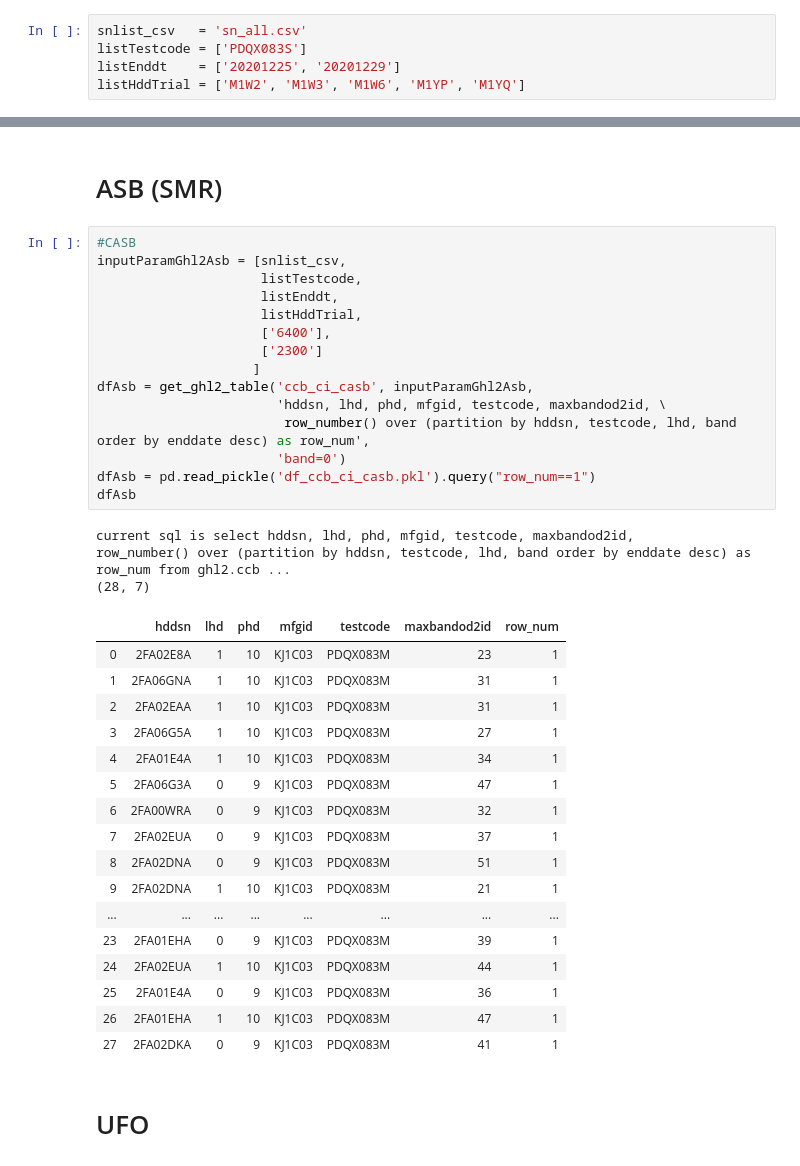
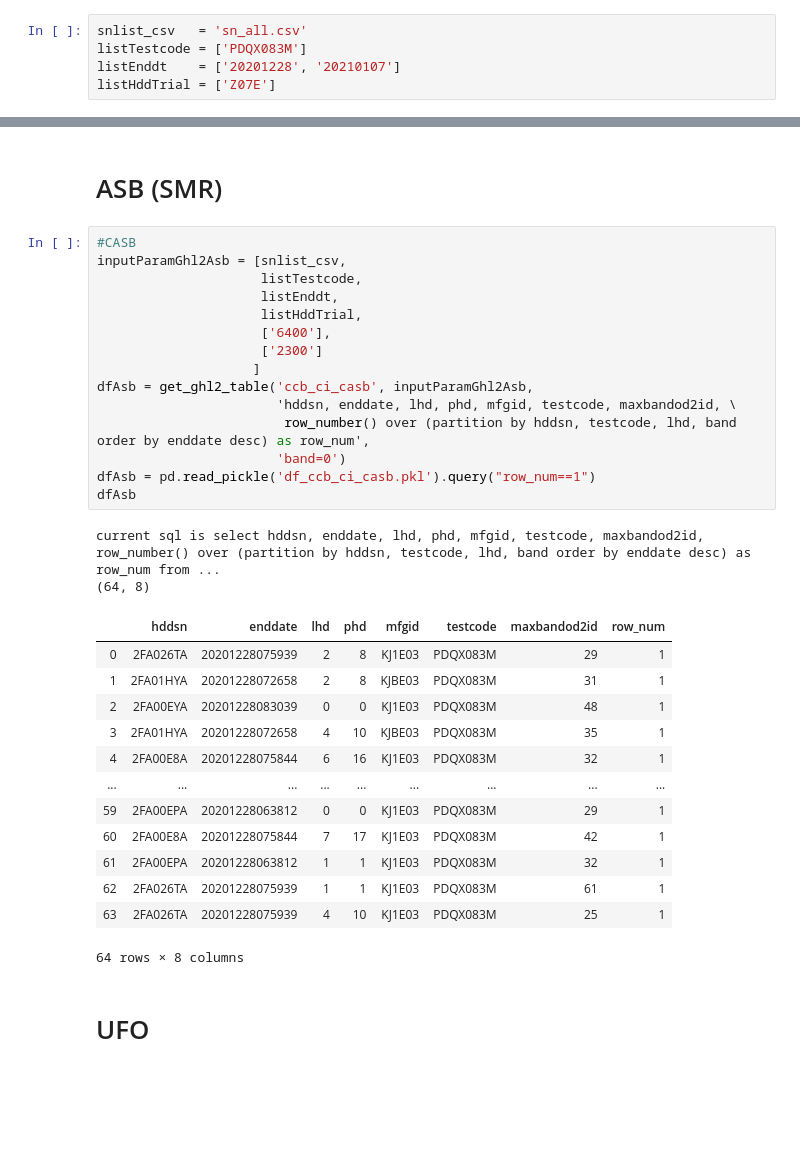
Before and after one commit to kiughigk/mfgcmd_ttr, a Jupyter notebook: notebook/prep_data.ipynb, the cells around one changed output, grey strips where cells are left out. Drawn from its saved outputs; the diff is of its cells as text; blank space fills up the shorter version.

Commit message:
add enddt in sql

```diff
--- a/notebook/prep_data.ipynb
+++ b/notebook/prep_data.ipynb
@@ -168,9 +168,9 @@ def get_nth_char (strList, index=0):
     return(a)
 # %%
 snlist_csv   = 'sn_all.csv'
-listTestcode = ['PDQX083S']
-listEnddt    = ['20201225', '20201229']
-listHddTrial = ['M1W2', 'M1W3', 'M1W6', 'M1YP', 'M1YQ']
+listTestcode = ['PDQX083M']
+listEnddt    = ['20201228', '20210107']
+listHddTrial = ['Z07E']
 # %% [markdown]
 # Head Map Check
 # %%
@@ -935,38 +851,34 @@ current sql is select hddsn, enddate, pfcode, testcode, testcodec, mfgid, hddtri
 # %%
 #CASB
 inputParamGhl2Asb = [snlist_csv,
                      listTestcode,
                      listEnddt,
                      listHddTrial,
                      ['6400'],
                      ['2300']
                     ]
 dfAsb = get_ghl2_table('ccb_ci_casb', inputParamGhl2Asb,
-                       'hddsn, lhd, phd, mfgid, testcode, maxbandod2id, \
+                       'hddsn, enddate, lhd, phd, mfgid, testcode, maxbandod2id, \
                         row_number() over (partition by hddsn, testcode, lhd, band order by enddate desc) as row_num',
                        'band=0')
 dfAsb = pd.read_pickle('df_ccb_ci_casb.pkl').query("row_num==1")
 dfAsb
 # %% [output]
-current sql is select hddsn, lhd, phd, mfgid, testcode, maxbandod2id,                         row_number() over (partition by hddsn, testcode, lhd, band order by enddate desc) as row_num from ghl2.ccb ...
-(28, 7)
+current sql is select hddsn, enddate, lhd, phd, mfgid, testcode, maxbandod2id,                         row_number() over (partition by hddsn, testcode, lhd, band order by enddate desc) as row_num from ...
+(64, 8)
-|  | hddsn | lhd | phd | mfgid | testcode | maxbandod2id | row_num |
-| 0 | 2FA02E8A | 1 | 10 | KJ1C03 | PDQX083M | 23 | 1 |
-| 1 | 2FA06GNA | 1 | 10 | KJ1C03 | PDQX083M | 31 | 1 |
-| 2 | 2FA02EAA | 1 | 10 | KJ1C03 | PDQX083M | 31 | 1 |
-| 3 | 2FA06G5A | 1 | 10 | KJ1C03 | PDQX083M | 27 | 1 |
-| 4 | 2FA01E4A | 1 | 10 | KJ1C03 | PDQX083M | 34 | 1 |
-| 5 | 2FA06G3A | 0 | 9 | KJ1C03 | PDQX083M | 47 | 1 |
-| 6 | 2FA00WRA | 0 | 9 | KJ1C03 | PDQX083M | 32 | 1 |
-| 7 | 2FA02EUA | 0 | 9 | KJ1C03 | PDQX083M | 37 | 1 |
-| 8 | 2FA02DNA | 0 | 9 | KJ1C03 | PDQX083M | 51 | 1 |
-| 9 | 2FA02DNA | 1 | 10 | KJ1C03 | PDQX083M | 21 | 1 |
-| ... | ... | ... | ... | ... | ... | ... | ... |
-| 23 | 2FA01EHA | 0 | 9 | KJ1C03 | PDQX083M | 39 | 1 |
-| 24 | 2FA02EUA | 1 | 10 | KJ1C03 | PDQX083M | 44 | 1 |
-| 25 | 2FA01E4A | 0 | 9 | KJ1C03 | PDQX083M | 36 | 1 |
-| 26 | 2FA01EHA | 1 | 10 | KJ1C03 | PDQX083M | 47 | 1 |
-| 27 | 2FA02DKA | 0 | 9 | KJ1C03 | PDQX083M | 41 | 1 |
+|  | hddsn | enddate | lhd | phd | mfgid | testcode | maxbandod2id | row_num |
+| 0 | 2FA026TA | 20201228075939 | 2 | 8 | KJ1E03 | PDQX083M | 29 | 1 |
+| 1 | 2FA01HYA | 20201228072658 | 2 | 8 | KJBE03 | PDQX083M | 31 | 1 |
+| 2 | 2FA00EYA | 20201228083039 | 0 | 0 | KJ1E03 | PDQX083M | 48 | 1 |
+| 3 | 2FA01HYA | 20201228072658 | 4 | 10 | KJBE03 | PDQX083M | 35 | 1 |
+| 4 | 2FA00E8A | 20201228075844 | 6 | 16 | KJ1E03 | PDQX083M | 32 | 1 |
+| ... | ... | ... | ... | ... | ... | ... | ... | ... |
+| 59 | 2FA00EPA | 20201228063812 | 0 | 0 | KJ1E03 | PDQX083M | 29 | 1 |
+| 60 | 2FA00E8A | 20201228075844 | 7 | 17 | KJ1E03 | PDQX083M | 42 | 1 |
+| 61 | 2FA00EPA | 20201228063812 | 1 | 1 | KJ1E03 | PDQX083M | 32 | 1 |
+| 62 | 2FA026TA | 20201228075939 | 1 | 1 | KJ1E03 | PDQX083M | 61 | 1 |
+| 63 | 2FA026TA | 20201228075939 | 4 | 10 | KJ1E03 | PDQX083M | 25 | 1 |
+64 rows × 8 columns
 # %% [markdown]
 # UFO
 # %%
```
Also changed, not shown: parts of 27 cells of this notebook.
